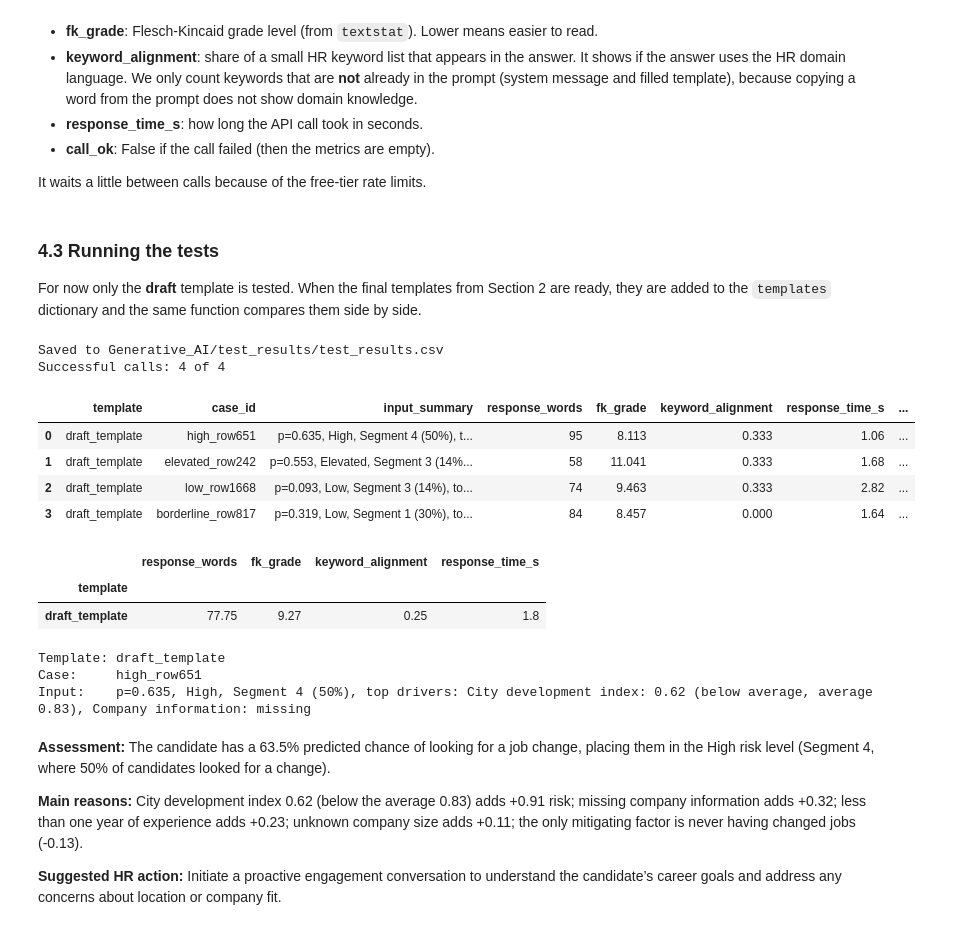
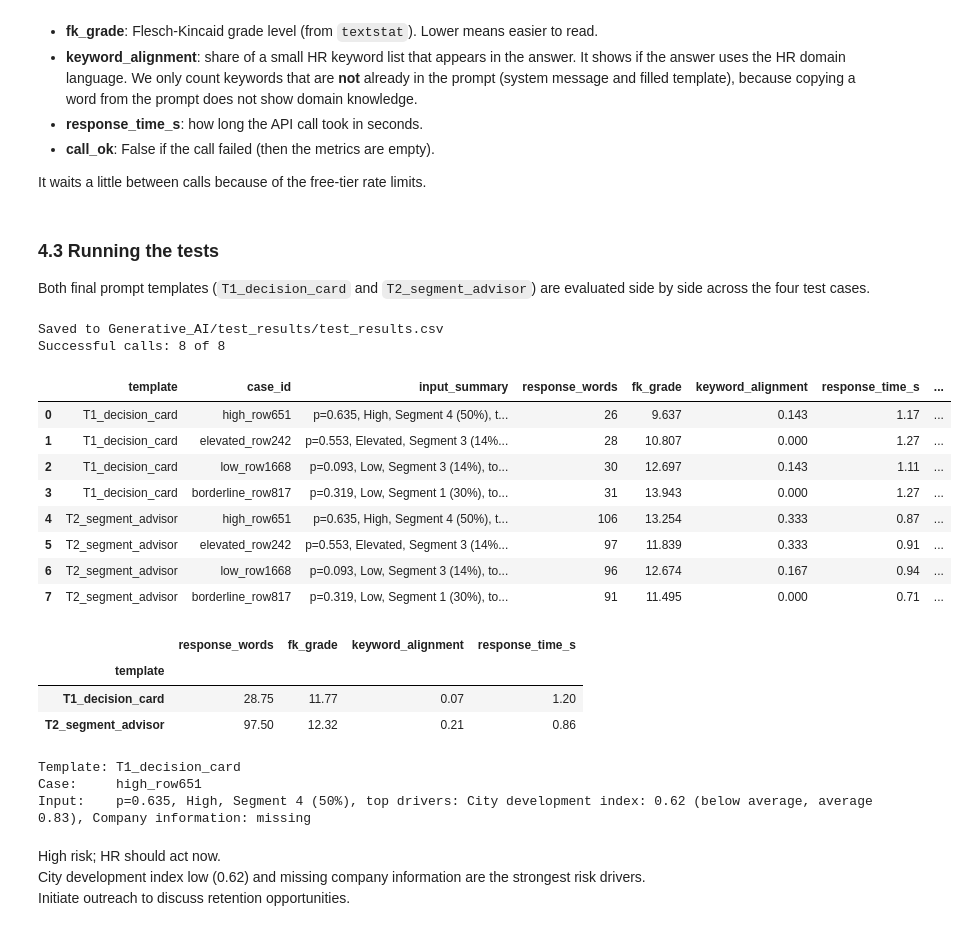
Before and after one commit to ManarAlrazin/SW485-Project-Group2, a Jupyter notebook: Generative_AI/Phase2_Generative_AI.ipynb, the cells around one changed output. Cells and saved outputs as stored; diff of their text form; code cells hidden in the pictures.

Commit message:
Run final prompt tests (4.3) and complete Phase 2 analysis (Sections 5-8)

```diff
--- a/Generative_AI/Phase2_Generative_AI.ipynb
+++ b/Generative_AI/Phase2_Generative_AI.ipynb
@@ -445,33 +445,65 @@ def run_tests(templates, cases, pause=2.0):
 # %% [markdown]
 ### 4.3 Running the tests
 
-For now only the **draft** template is tested. When the final templates from Section 2 are ready,
-they are added to the `templates` dictionary and the same function compares them side by side.
+Both final prompt templates (`T1_decision_card` and `T2_segment_advisor`) are evaluated side by side across the four test cases.
 # %%
-# DRAFT - for testing the framework only, to be replaced by the final templates
-templates = {"draft_template": DRAFT_TEMPLATE}
+T1_DECISION_CARD = (
+    "You are preparing a quick decision card for a busy HR executive.\n"
+    "Candidate result:\n"
+    "- Chance of looking for a job change: {probability} (alert threshold {threshold})\n"
+    "- Risk level: {risk}\n"
+    "- Main drivers:\n{drivers}\n"
+    "Reply with exactly three lines and nothing else:\n"
+    "Decision: one sentence that states the risk level and whether HR should act now or keep monitoring.\n"
+    "Why: one sentence with the one or two strongest drivers.\n"
+    "Action: one concrete HR step.\n"
+    "Keep the whole card under 50 words. No headings, no bullet points, no extra notes."
+)
+
+T2_SEGMENT_ADVISOR = (
+    "You are a senior HR retention advisor writing a risk summary for the HR leadership team.\n"
+    "Candidate result:\n"
+    "- Chance of looking for a job change: {probability} (alert threshold {threshold})\n"
+    "- Risk level: {risk}\n"
+    "- Segment: {cluster}, where {cluster_rate} of candidates looked for a job change\n"
+    "- Main drivers:\n{drivers}\n"
+    "Write three short parts with these labels:\n"
+    "Segment comparison: say whether this candidate's chance is above or below the segment rate, and what that means for priority. Do not calculate any new numbers.\n"
+    "Key drivers: explain the two or three strongest drivers in plain words.\n"
+    "Retention plan: suggest two HR actions that fit this candidate's drivers and segment, and explain in one sentence why they fit."
+)
+
+templates = {
+    "T1_decision_card": T1_DECISION_CARD,
+    "T2_segment_advisor": T2_SEGMENT_ADVISOR,
+}
 
 results = run_tests(templates, cases)
 results.to_csv(RESULTS_DIR / "test_results.csv", index=False)
 print("Saved to Generative_AI/test_results/test_results.csv")
 print("Successful calls:", int(results["call_ok"].sum()), "of", len(results))
 
 results.drop(columns="response").round(3)
 # %% [output]
 Saved to Generative_AI/test_results/test_results.csv
-Successful calls: 4 of 4
+Successful calls: 8 of 8
 |  | template | case_id | input_summary | response_words | fk_grade | keyword_alignment | response_time_s | ... |
-| 0 | draft_template | high_row651 | p=0.635, High, Segment 4 (50%), t... | 95 | 8.113 | 0.333 | 1.06 | ... |
-| 1 | draft_template | elevated_row242 | p=0.553, Elevated, Segment 3 (14%... | 58 | 11.041 | 0.333 | 1.68 | ... |
-| 2 | draft_template | low_row1668 | p=0.093, Low, Segment 3 (14%), to... | 74 | 9.463 | 0.333 | 2.82 | ... |
-| 3 | draft_template | borderline_row817 | p=0.319, Low, Segment 1 (30%), to... | 84 | 8.457 | 0.000 | 1.64 | ... |
+| 0 | T1_decision_card | high_row651 | p=0.635, High, Segment 4 (50%), t... | 26 | 9.637 | 0.143 | 1.17 | ... |
+| 1 | T1_decision_card | elevated_row242 | p=0.553, Elevated, Segment 3 (14%... | 28 | 10.807 | 0.000 | 1.27 | ... |
+| 2 | T1_decision_card | low_row1668 | p=0.093, Low, Segment 3 (14%), to... | 30 | 12.697 | 0.143 | 1.11 | ... |
+| 3 | T1_decision_card | borderline_row817 | p=0.319, Low, Segment 1 (30%), to... | 31 | 13.943 | 0.000 | 1.27 | ... |
+| 4 | T2_segment_advisor | high_row651 | p=0.635, High, Segment 4 (50%), t... | 106 | 13.254 | 0.333 | 0.87 | ... |
+| 5 | T2_segment_advisor | elevated_row242 | p=0.553, Elevated, Segment 3 (14%... | 97 | 11.839 | 0.333 | 0.91 | ... |
+| 6 | T2_segment_advisor | low_row1668 | p=0.093, Low, Segment 3 (14%), to... | 96 | 12.674 | 0.167 | 0.94 | ... |
+| 7 | T2_segment_advisor | borderline_row817 | p=0.319, Low, Segment 1 (30%), to... | 91 | 11.495 | 0.000 | 0.71 | ... |
 # %%
 # comparison table: average metrics per template
 results.groupby("template")[["response_words", "fk_grade", "keyword_alignment", "response_time_s"]].mean().round(2)
 # %% [output]
 |  | response_words | fk_grade | keyword_alignment | response_time_s |
 | template |  |  |  |  |
-| draft_template | 77.75 | 9.27 | 0.25 | 1.8 |
+| T1_decision_card | 28.75 | 11.77 | 0.07 | 1.20 |
+| T2_segment_advisor | 97.50 | 12.32 | 0.21 | 0.86 |
 # %%
 # one example output
 example = results.iloc[0]
@@ -480,13 +512,11 @@ print("Case:    ", example["case_id"])
 print("Input:   ", example["input_summary"])
 display(Markdown(example["response"]))
 # %% [output]
-Template: draft_template
+Template: T1_decision_card
 Case:     high_row651
 Input:    p=0.635, High, Segment 4 (50%), top drivers: City development index: 0.62 (below average, average 0.83), Company information: missing
-**Assessment:** The candidate has a 63.5% predicted chance of looking for a job change, placing them in the High risk level (Segment 4, where 50% of candidates looked for a change).
-
-**Main reasons:** City development index 0.62 (below the average 0.83) adds +0.91 risk; missing company information adds +0.32; less than one year of experience adds +0.23; unknown company size adds +0.11; the only mitigating factor is never having changed jobs (-0.13).
-
-**Suggested HR action:** Initiate a proactive engagement conversation to understand the candidate’s career goals and address any concerns about location or company fit.
+High risk; HR should act now.
+City development index low (0.62) and missing company information are the strongest risk drivers.
+Initiate outreach to discuss retention opportunities.
 # %% [markdown]
 ## 5. Analysis: Qualitative & Quantitative Results
```
Also changed, not shown: parts of 4 cells of this notebook, 1 other file.
